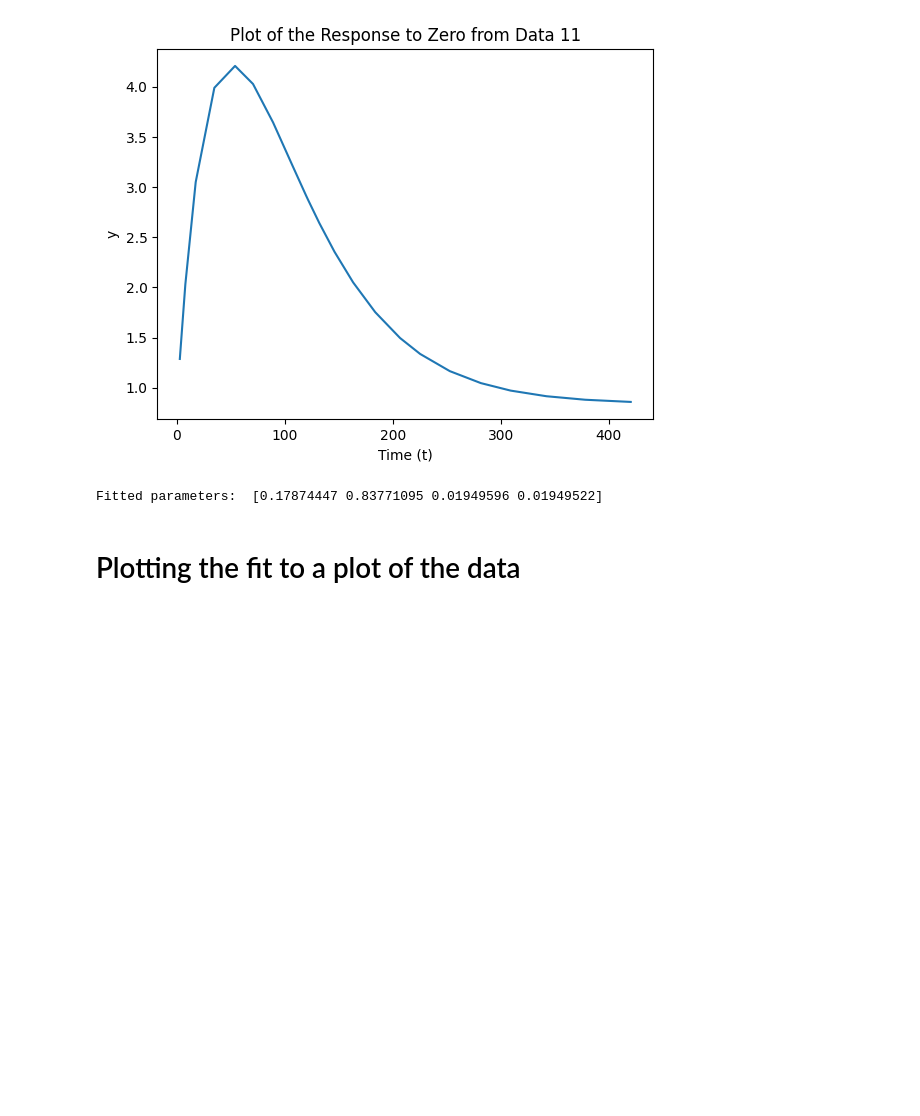
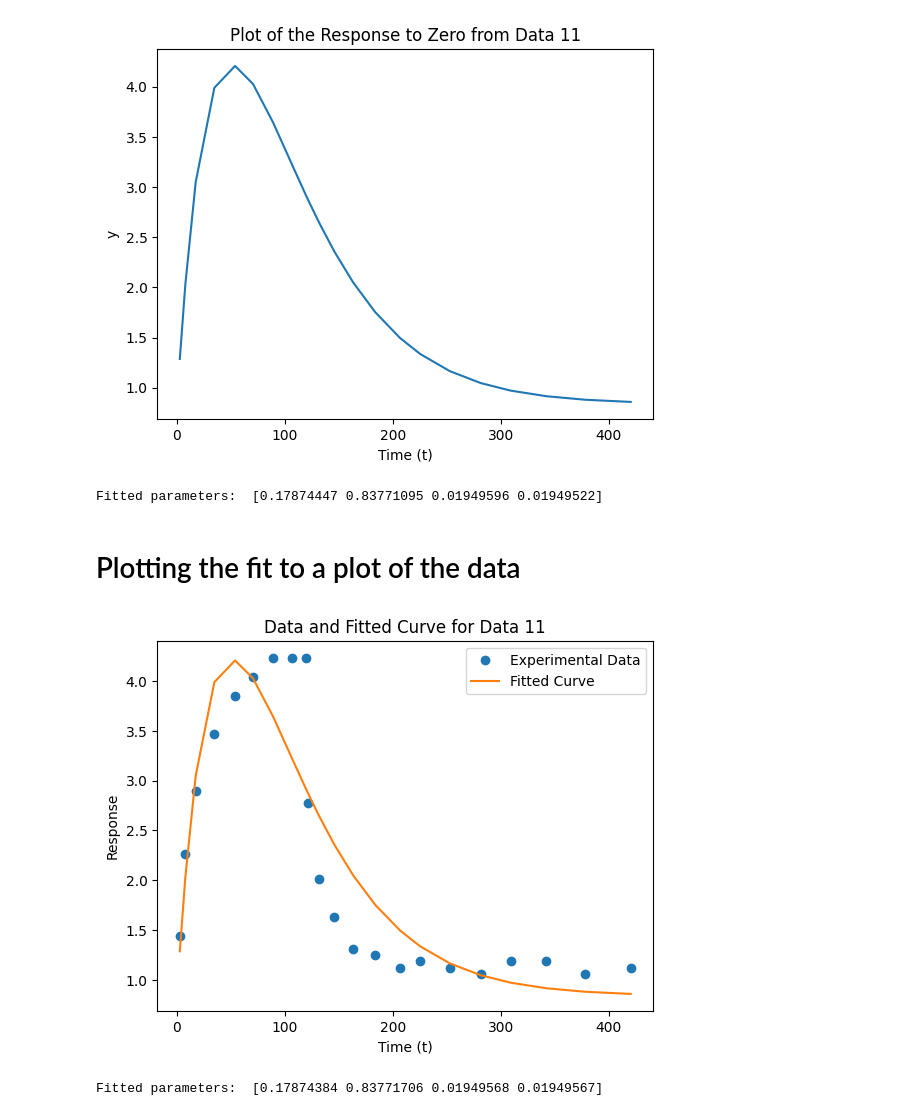
Before and after one commit to Ara101/Data_extraction_kinetic_signaling_data, a Jupyter notebook: code/python/rate_kinetics_0.ipynb, the cells around one changed output. Drawn from its saved outputs; the diff is of its cells as text; code cells hidden in the pictures; blank space fills up the shorter version.

Commit message:
test plotting

```diff
--- a/code/python/rate_kinetics_0.ipynb
+++ b/code/python/rate_kinetics_0.ipynb
@@ -572,37 +572,54 @@ Fitted parameters:  [0.17874447 0.83771095 0.01949596 0.01949522]
 # %%
 # Data Reporting
 
 def plot_data(fitted_response, time_pt, response_data, function, fitted_param, label):
     """
     This function plots the data and the fitted data on the same graph against time
 
     Parameters
     ----------
     fitted_response : pandas dataframe
         The dataframe containing the time and response values
     time_pt : string
         The column name of the time values
     response_data : string
         The column name of the response values
     function : function
         The function that was used to fit the data
     fitted_param : list
         The parameters of the function
     label : string
         The label of the data
 
     Returns
     -------
     None
     """
-    plt.scatter(fitted_response[time_pt], fitted_response[response_data], label=f'{label} Data')
-    plt.plot(fitted_response[time_pt], function(fitted_response,response_data)(fitted_response[time_pt], *fitted_param), 'r-', label=f'{label} Fit')
+    #plt.plot(fitted_response[time_pt], fitted_response[response_data], label='Fitted Data')
+    #plt.xlabel('Time (t)')
+    #plt.ylabel('y')
+    #plt.title('Plot of the ' + label + ' from Data')
+    #plt.show ()
+    #print("Fitted parameters: ", fitted_param)
+    # Plot the original data
+plt.plot(testFile11["Time 1nM"], testFile11["RU 1nM"], 'o', label='Experimental Data')
 
-    plt.figure()
-    plt.title()
-    plt.show()
+fitted_response = response_to_zero(testFile11["Time 1nM"], *param_k)
+plt.plot(testFile11["Time 1nM"], fitted_response, '-', label='Fitted Curve')
 
-def data_stats():
-    np.mean()
-    np.ptp()
-    np.std()
+
+plt.xlabel('Time (t)')
+plt.ylabel('Response')
+plt.title('Data and Fitted Curve for Data 11')
+
+
+plt.legend()
+
+
+plt.show()
+
+
+print("Fitted parameters: ", param_k)
+# %% [output]
+[figure, added]
+Fitted parameters:  [0.17874384 0.83771706 0.01949568 0.01949567]
```
Also changed, not shown: parts of 1 cell of this notebook.
